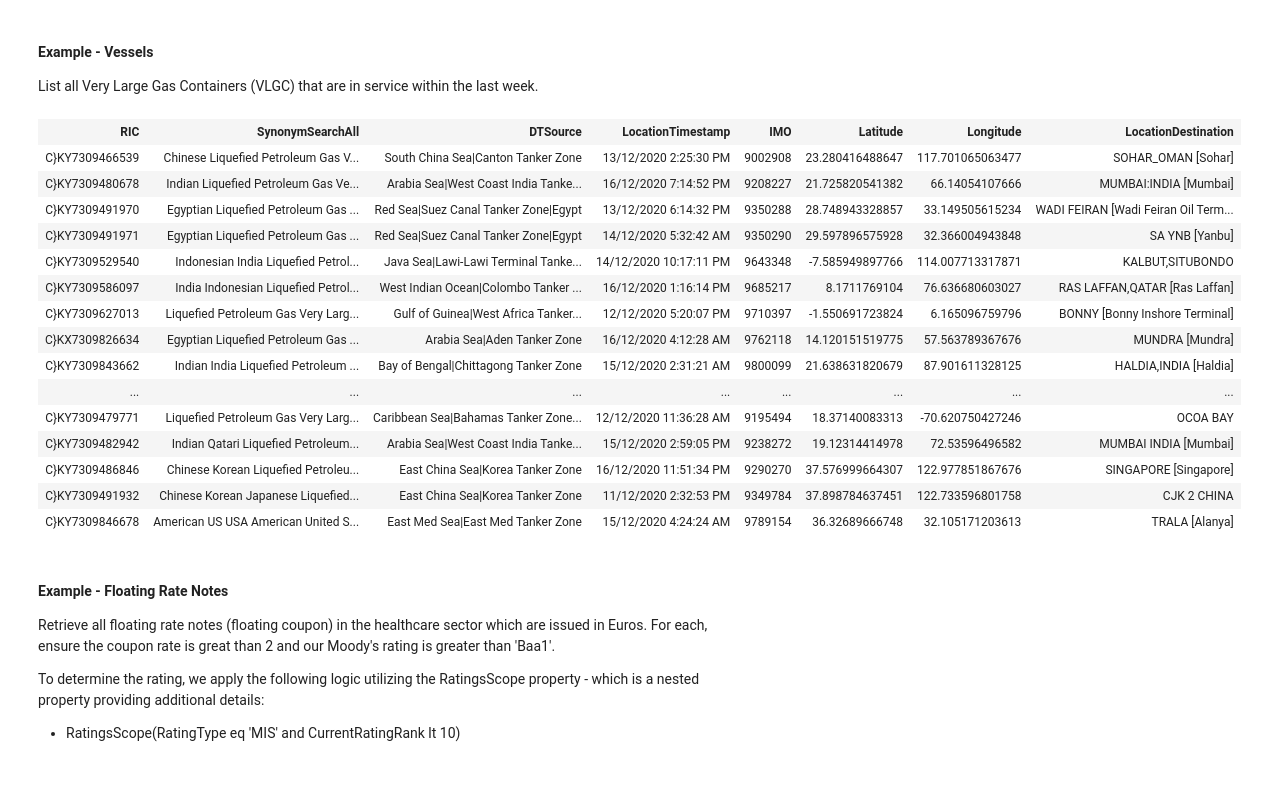
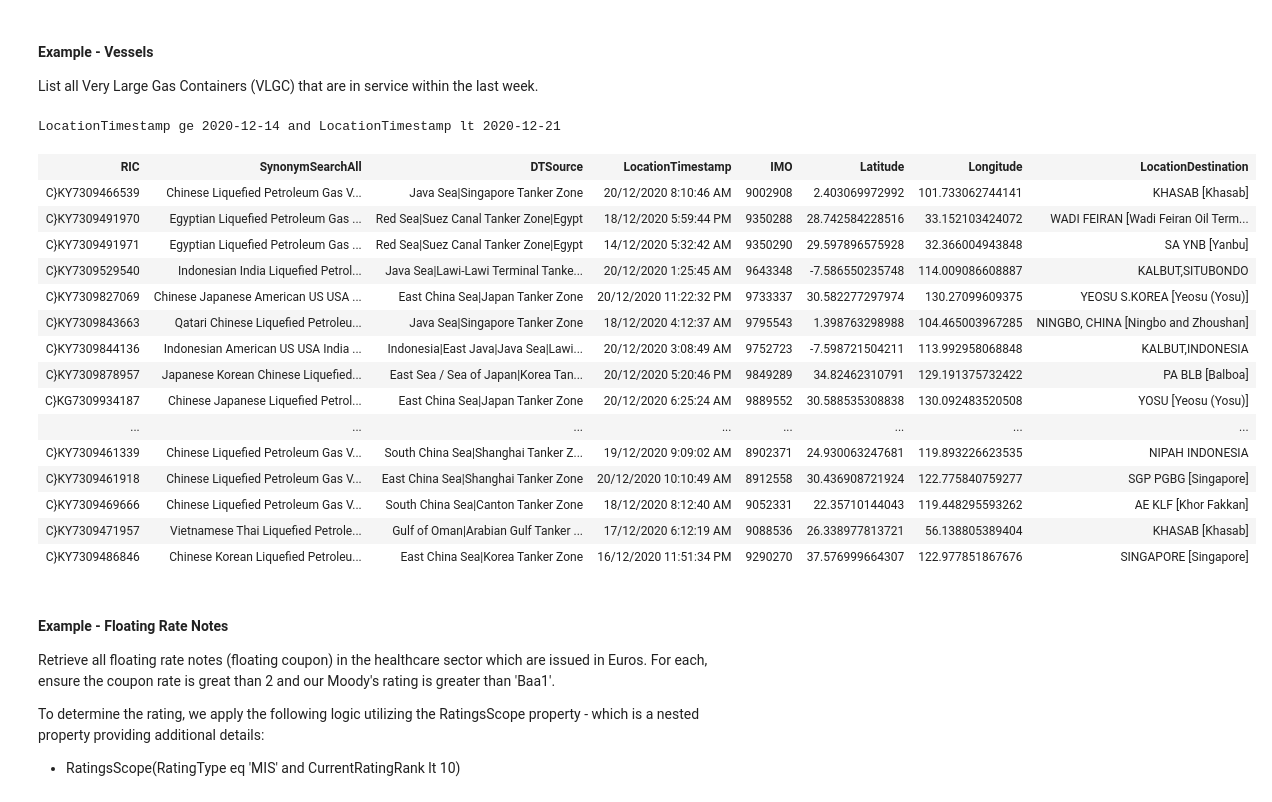
Before and after one commit to LSEG-API-Samples/Article.DataLibrary.DotNet.Search, a Jupyter notebook: Search - Filter.ipynb, the cells around one changed output. Saved outputs shown, nothing was run; the diff lists cells and outputs as text; code cells hidden in the pictures.

```diff
--- a/Search - Filter.ipynb
+++ b/Search - Filter.ipynb
@@ -130,34 +130,36 @@ List all Very Large Gas Containers (VLGC) that are in service within the last we
 // Build date range expression for the location of the vessel for the last 7 days
 var date7DaysAgo = DateTime.Now.AddDays(-7);
 var dateRange = @$"LocationTimestamp ge {date7DaysAgo:yyyy-MM-dd} and LocationTimestamp lt {DateTime.Now:yyyy-MM-dd}";
+dateRange
+# %% [output]
+LocationTimestamp ge 2020-12-14 and LocationTimestamp lt 2020-12-21
 # %%
-// In this example, I'm utilizing the 'in' clause to identify which specific ratings I'm interested in within
-// the Automobile sector.
+// Show the location of each vessel and some general details such as location, destination and coordinates.
 filter = $"RCSAssetTypeLeaf eq 'VLGC' and VesselStatus eq 'IN SERVICE' and {dateRange}";
 select = "RIC, SynonymSearchAll, DTSource, LocationTimestamp, IMO,Latitude, Longitude, LocationDestination";
 
 response = Search.Definition(Search.View.VesselPhysicalAssets).Filter(filter)
                                                               .Select(select)
                                                               .Top(100)
                                                               .GetData();
 response.Data.Hits
 # %% [output]
 | RIC | SynonymSearchAll | DTSource | LocationTimestamp | IMO | Latitude | Longitude | LocationDestination |
-| C}KY7309466539 | Chinese Liquefied Petroleum Gas V... | South China Sea|Canton Tanker Zone | 13/12/2020 2:25:30 PM | 9002908 | 23.280416488647 | 117.701065063477 | SOHAR_OMAN [Sohar] |
-| C}KY7309480678 | Indian Liquefied Petroleum Gas Ve... | Arabia Sea|West Coast India Tanke... | 16/12/2020 7:14:52 PM | 9208227 | 21.725820541382 | 66.14054107666 | MUMBAI:INDIA [Mumbai] |
-| C}KY7309491970 | Egyptian Liquefied Petroleum Gas ... | Red Sea|Suez Canal Tanker Zone|Egypt | 13/12/2020 6:14:32 PM | 9350288 | 28.748943328857 | 33.149505615234 | WADI FEIRAN [Wadi Feiran Oil Term... |
+| C}KY7309466539 | Chinese Liquefied Petroleum Gas V... | Java Sea|Singapore Tanker Zone | 20/12/2020 8:10:46 AM | 9002908 | 2.403069972992 | 101.733062744141 | KHASAB [Khasab] |
+| C}KY7309491970 | Egyptian Liquefied Petroleum Gas ... | Red Sea|Suez Canal Tanker Zone|Egypt | 18/12/2020 5:59:44 PM | 9350288 | 28.742584228516 | 33.152103424072 | WADI FEIRAN [Wadi Feiran Oil Term... |
 | C}KY7309491971 | Egyptian Liquefied Petroleum Gas ... | Red Sea|Suez Canal Tanker Zone|Egypt | 14/12/2020 5:32:42 AM | 9350290 | 29.597896575928 | 32.366004943848 | SA YNB [Yanbu] |
-| C}KY7309529540 | Indonesian India Liquefied Petrol... | Java Sea|Lawi-Lawi Terminal Tanke... | 14/12/2020 10:17:11 PM | 9643348 | -7.585949897766 | 114.007713317871 | KALBUT,SITUBONDO |
-| C}KY7309586097 | India Indonesian Liquefied Petrol... | West Indian Ocean|Colombo Tanker ... | 16/12/2020 1:16:14 PM | 9685217 | 8.1711769104 | 76.636680603027 | RAS LAFFAN,QATAR [Ras Laffan] |
-| C}KY7309627013 | Liquefied Petroleum Gas Very Larg... | Gulf of Guinea|West Africa Tanker... | 12/12/2020 5:20:07 PM | 9710397 | -1.550691723824 | 6.165096759796 | BONNY [Bonny Inshore Terminal] |
-| C}KX7309826634 | Egyptian Liquefied Petroleum Gas ... | Arabia Sea|Aden Tanker Zone | 16/12/2020 4:12:28 AM | 9762118 | 14.120151519775 | 57.563789367676 | MUNDRA [Mundra] |
-| C}KY7309843662 | Indian India Liquefied Petroleum ... | Bay of Bengal|Chittagong Tanker Zone | 15/12/2020 2:31:21 AM | 9800099 | 21.638631820679 | 87.901611328125 | HALDIA,INDIA [Haldia] |
+| C}KY7309529540 | Indonesian India Liquefied Petrol... | Java Sea|Lawi-Lawi Terminal Tanke... | 20/12/2020 1:25:45 AM | 9643348 | -7.586550235748 | 114.009086608887 | KALBUT,SITUBONDO |
+| C}KY7309827069 | Chinese Japanese American US USA ... | East China Sea|Japan Tanker Zone | 20/12/2020 11:22:32 PM | 9733337 | 30.582277297974 | 130.27099609375 | YEOSU S.KOREA [Yeosu (Yosu)] |
+| C}KY7309843663 | Qatari Chinese Liquefied Petroleu... | Java Sea|Singapore Tanker Zone | 18/12/2020 4:12:37 AM | 9795543 | 1.398763298988 | 104.465003967285 | NINGBO, CHINA [Ningbo and Zhoushan] |
+| C}KY7309844136 | Indonesian American US USA India ... | Indonesia|East Java|Java Sea|Lawi... | 20/12/2020 3:08:49 AM | 9752723 | -7.598721504211 | 113.992958068848 | KALBUT,INDONESIA |
+| C}KY7309878957 | Japanese Korean Chinese Liquefied... | East Sea / Sea of Japan|Korea Tan... | 20/12/2020 5:20:46 PM | 9849289 | 34.82462310791 | 129.191375732422 | PA BLB [Balboa] |
+| C}KG7309934187 | Chinese Japanese Liquefied Petrol... | East China Sea|Japan Tanker Zone | 20/12/2020 6:25:24 AM | 9889552 | 30.588535308838 | 130.092483520508 | YOSU [Yeosu (Yosu)] |
 | ... | ... | ... | ... | ... | ... | ... | ... |
-| C}KY7309479771 | Liquefied Petroleum Gas Very Larg... | Caribbean Sea|Bahamas Tanker Zone... | 12/12/2020 11:36:28 AM | 9195494 | 18.37140083313 | -70.620750427246 | OCOA BAY |
-| C}KY7309482942 | Indian Qatari Liquefied Petroleum... | Arabia Sea|West Coast India Tanke... | 15/12/2020 2:59:05 PM | 9238272 | 19.12314414978 | 72.53596496582 | MUMBAI INDIA [Mumbai] |
+| C}KY7309461339 | Chinese Liquefied Petroleum Gas V... | South China Sea|Shanghai Tanker Z... | 19/12/2020 9:09:02 AM | 8902371 | 24.930063247681 | 119.893226623535 | NIPAH INDONESIA |
+| C}KY7309461918 | Chinese Liquefied Petroleum Gas V... | East China Sea|Shanghai Tanker Zone | 20/12/2020 10:10:49 AM | 8912558 | 30.436908721924 | 122.775840759277 | SGP PGBG [Singapore] |
+| C}KY7309469666 | Chinese Liquefied Petroleum Gas V... | South China Sea|Canton Tanker Zone | 18/12/2020 8:12:40 AM | 9052331 | 22.35710144043 | 119.448295593262 | AE KLF [Khor Fakkan] |
+| C}KY7309471957 | Vietnamese Thai Liquefied Petrole... | Gulf of Oman|Arabian Gulf Tanker ... | 17/12/2020 6:12:19 AM | 9088536 | 26.338977813721 | 56.138805389404 | KHASAB [Khasab] |
 | C}KY7309486846 | Chinese Korean Liquefied Petroleu... | East China Sea|Korea Tanker Zone | 16/12/2020 11:51:34 PM | 9290270 | 37.576999664307 | 122.977851867676 | SINGAPORE [Singapore] |
-| C}KY7309491932 | Chinese Korean Japanese Liquefied... | East China Sea|Korea Tanker Zone | 11/12/2020 2:32:53 PM | 9349784 | 37.898784637451 | 122.733596801758 | CJK 2 CHINA |
-| C}KY7309846678 | American US USA American United S... | East Med Sea|East Med Tanker Zone | 15/12/2020 4:24:24 AM | 9789154 | 36.32689666748 | 32.105171203613 | TRALA [Alanya] |
 # %% [markdown]
 #### Example - Floating Rate Notes
 Retrieve all floating rate notes (floating coupon) in the healthcare sector which are issued in Euros.  For each, ensure the coupon rate is great than 2 and our Moody's rating is greater than 'Baa1'.
```
Also changed, not shown: parts of 2 cells of this notebook, 1 other file.
